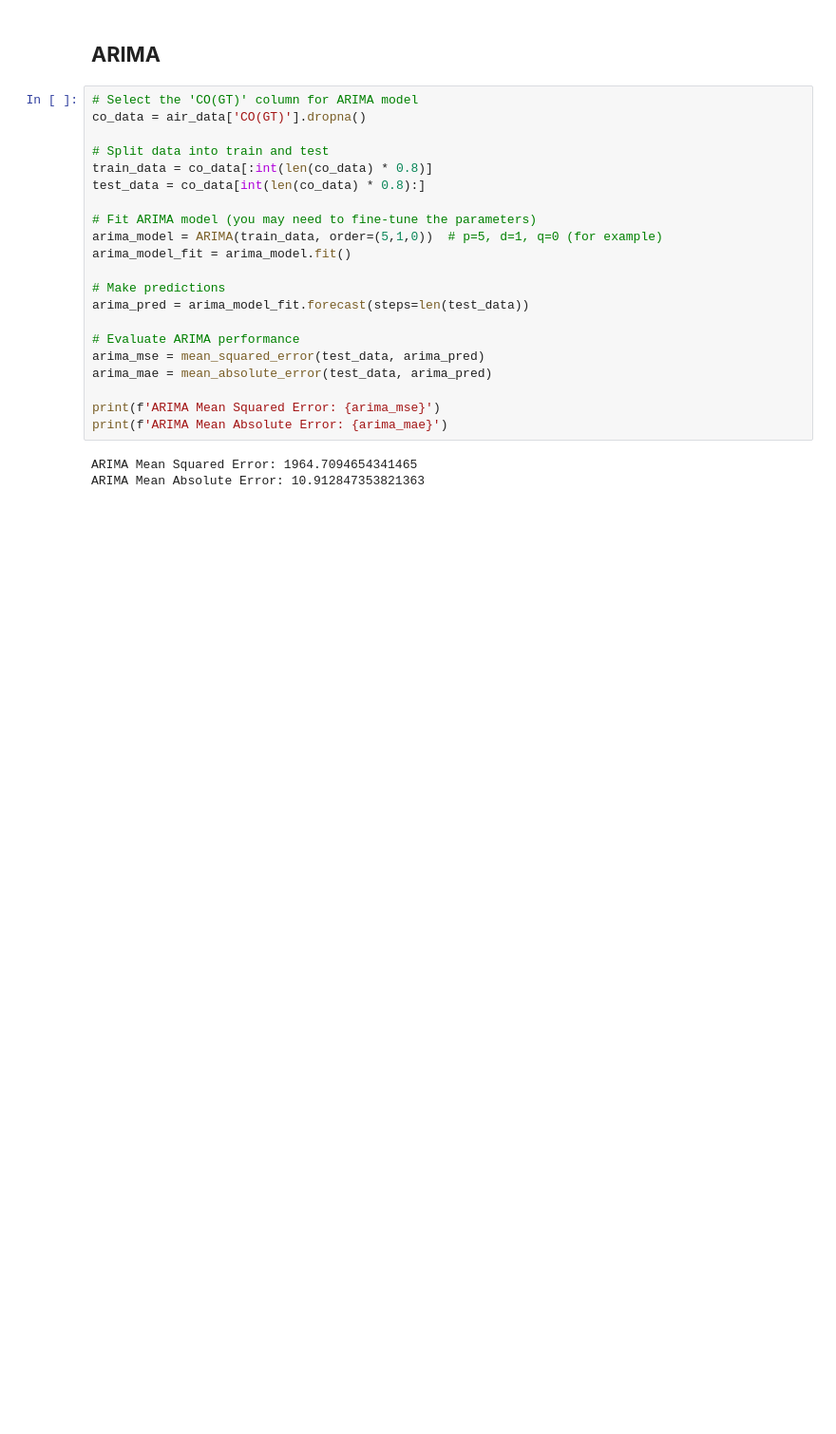
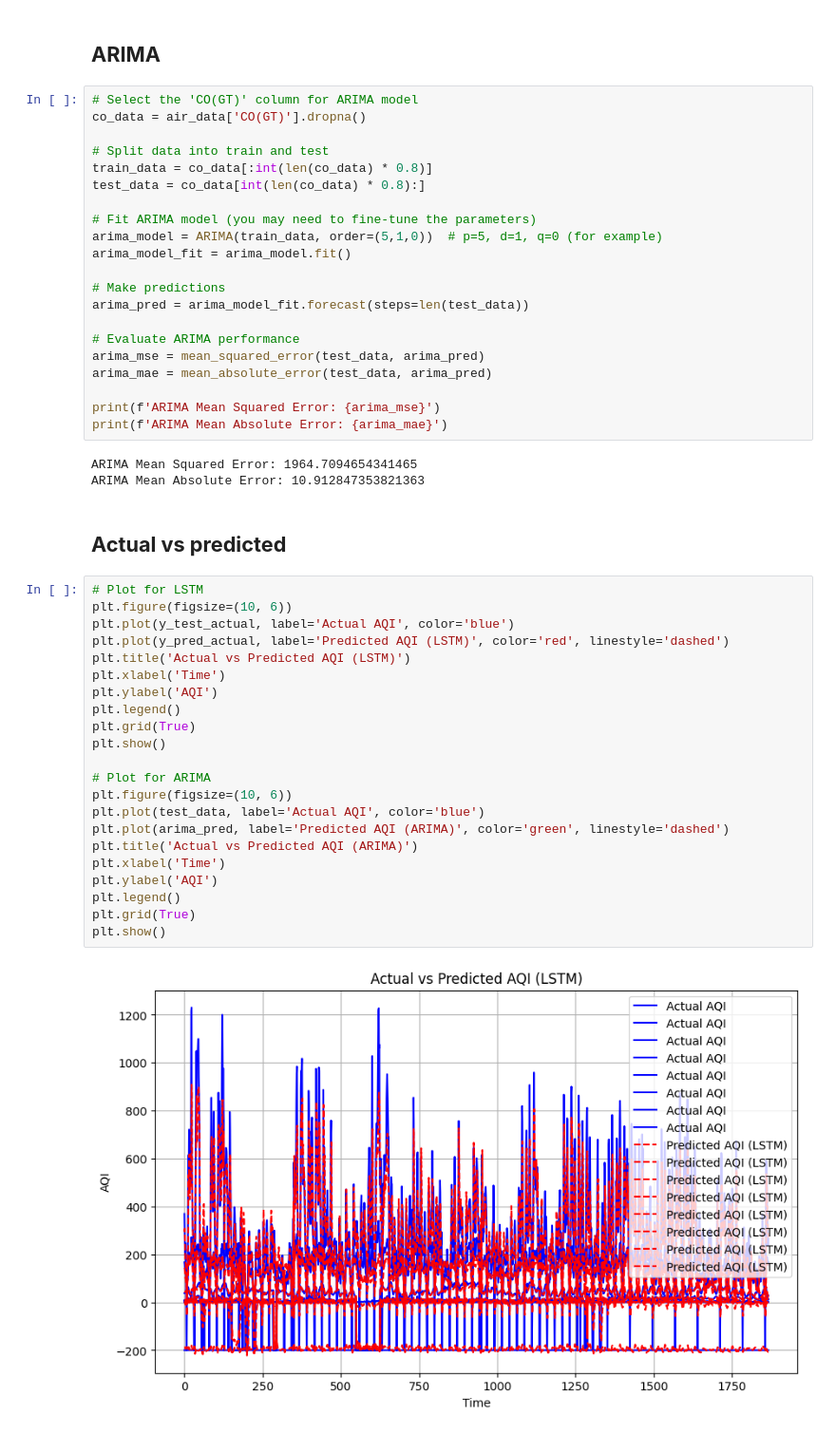
Before and after one commit to joshvads/Air-Pollution-Forecasting, a Jupyter notebook: air-quality-prediction.ipynb, the cells around one changed output. Shown at 95% size. Saved outputs shown, nothing was run; the diff lists cells and outputs as text; blank space fills up the shorter version.

```diff
--- a/air-quality-prediction.ipynb
+++ b/air-quality-prediction.ipynb
@@ -407,3 +407,29 @@ print(f'ARIMA Mean Absolute Error: {arima_mae}')
 # %% [output]
 ARIMA Mean Squared Error: 1964.7094654341465
 ARIMA Mean Absolute Error: 10.912847353821363
+# %% [markdown]
+## **Actual vs predicted**
+# %%
+# Plot for LSTM
+plt.figure(figsize=(10, 6))
+plt.plot(y_test_actual, label='Actual AQI', color='blue')
+plt.plot(y_pred_actual, label='Predicted AQI (LSTM)', color='red', linestyle='dashed')
+plt.title('Actual vs Predicted AQI (LSTM)')
+plt.xlabel('Time')
+plt.ylabel('AQI')
+plt.legend()
+plt.grid(True)
+plt.show()
+
+# Plot for ARIMA
+plt.figure(figsize=(10, 6))
+plt.plot(test_data, label='Actual AQI', color='blue')
+plt.plot(arima_pred, label='Predicted AQI (ARIMA)', color='green', linestyle='dashed')
+plt.title('Actual vs Predicted AQI (ARIMA)')
+plt.xlabel('Time')
+plt.ylabel('AQI')
+plt.legend()
+plt.grid(True)
+plt.show()
+# %% [output]
+[figure, added]
```
Also changed, not shown: parts of 4 cells of this notebook.
